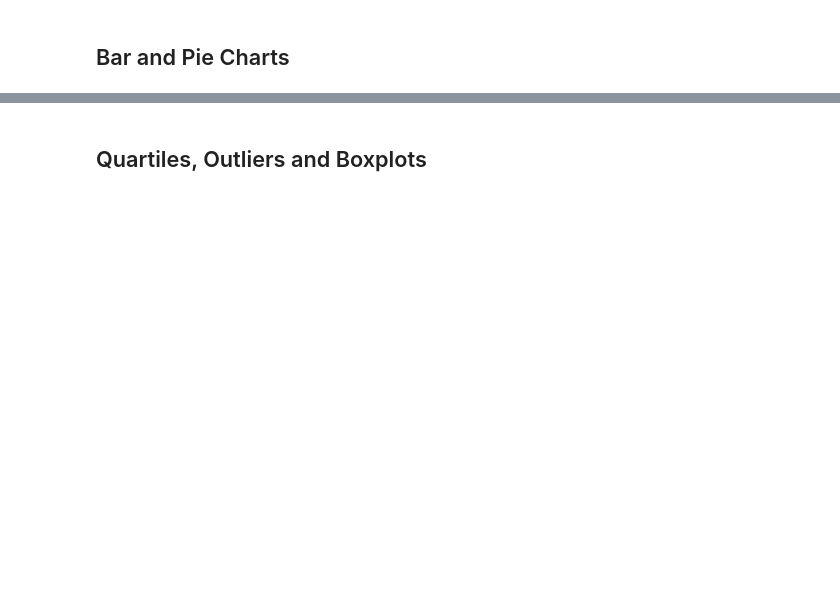
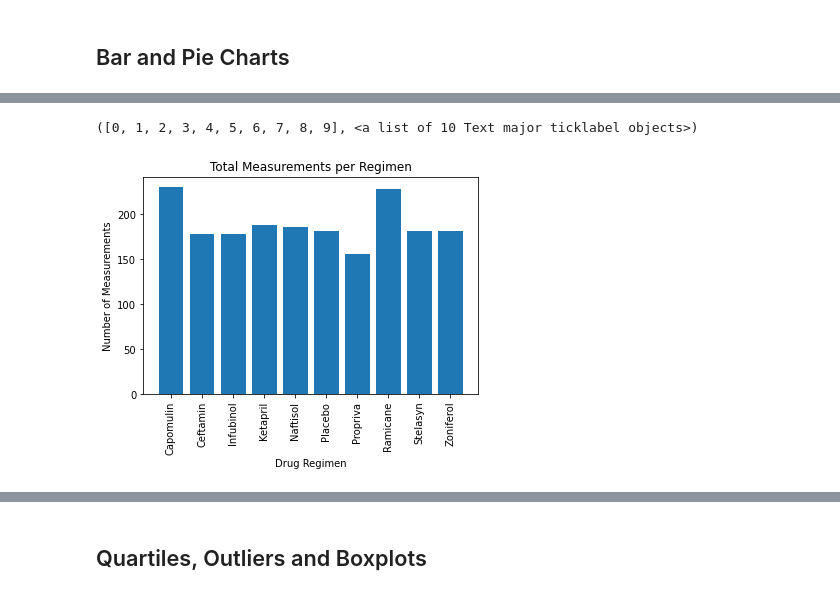
Before and after one commit to amerikonnor/matplotlib-challenge, a Jupyter notebook: pymaceuticals_starter.ipynb, the cells around one changed output, grey strips where cells are left out. Drawn from its saved outputs; the diff is of its cells as text; code cells hidden in the pictures; blank space fills up the shorter version.

```diff
--- a/pymaceuticals_starter.ipynb
+++ b/pymaceuticals_starter.ipynb
@@ -99,2 +147,10 @@ AttributeError: 'SeriesGroupBy' object has no attribute 'value'
 # %%
-# Generate a bar plot showing the total number of measurements taken on each drug regimen using pandas.
+# Generate a bar plot showing the total number of measurements taken on each drug regimen using pyplot.
+plt.bar(count_df['Drug Regimen'],count_df['Number of Measurements'])
+plt.title('Total Measurements per Regimen')
+plt.xlabel('Drug Regimen')
+plt.ylabel('Number of Measurements')
+plt.xticks(rotation=90)
+# %% [output]
+([0, 1, 2, 3, 4, 5, 6, 7, 8, 9], <a list of 10 Text major ticklabel objects>)
+[figure, added]
```
Also changed, not shown: parts of 11 cells of this notebook.
